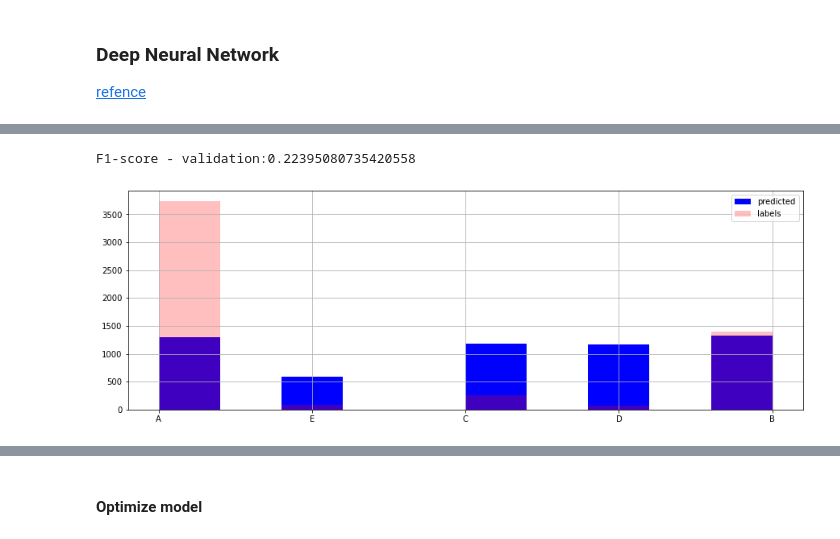
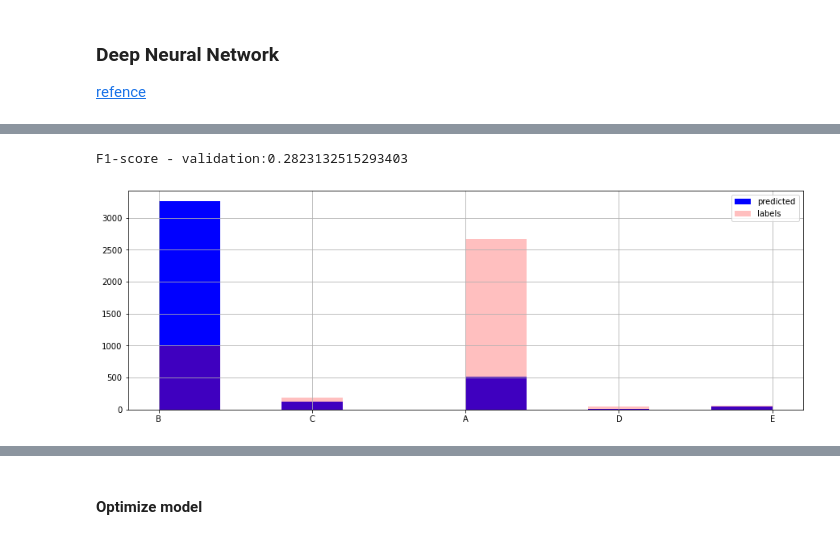
Before and after one commit to CheloGE/CARINO-wildfire_size_prediction, a Jupyter notebook: Wildfire_size_prediction.ipynb, the cells around one changed output, grey strips where cells are left out. Saved outputs shown, nothing was run; the diff lists cells and outputs as text; code cells hidden in the pictures.

```diff
--- a/Wildfire_size_prediction.ipynb
+++ b/Wildfire_size_prediction.ipynb
@@ -655,10 +668,10 @@ Mean f1-score: 0.486
 # %%
-#model.fit(pca_train_split_X, train_y.values.ravel())
-model.fit(train_X[:], train_y.values.ravel())
+model.fit(pca_train_split_X, train_y.values.ravel())
+#model.fit(train_X[:], train_y.values.ravel())
 #model.fit(X_train_ohe, y_train.values.ravel())
 
-#pred_validation_y = model.predict(pca_validation_split_X)
-pred_validation_y = model.predict(validation_X[:])
+pred_validation_y = model.predict(pca_validation_split_X)
+#pred_validation_y = model.predict(validation_X[:])
 #pred_y = model.predict(X_train_ohe)
 f1_score = fbeta_score(validation_y.values.ravel(), pred_validation_y, beta = 1, average='macro')
 gmean_score = geometric_mean_score(validation_y.values.ravel(), pred_validation_y)
@@ -668,8 +681,8 @@ print(f"Geometric mean - validation:{gmean_score}")
 print(f"Geometric mean per class - validation:{gmean_score_sparse}")
 
 print("-------------------------------------------------------------------------------------------")
-#pred_train_y = model.predict(pca_train_split_X)
-pred_train_y = model.predict(train_X[:])
+pred_train_y = model.predict(pca_train_split_X)
+#pred_train_y = model.predict(train_X[:])
 f1_score = fbeta_score(train_y.values.ravel(), pred_train_y, beta = 1, average='macro')
 gmean_score = geometric_mean_score(train_y.values.ravel(), pred_train_y)
 gmean_score_sparse = geometric_mean_score(train_y.values.ravel(), pred_train_y, average=None)
@@ -723,7 +760,7 @@ plt.show()
 ### Deep Neural Network
 [refence](https://machinelearningmastery.com/cost-sensitive-neural-network-for-imbalanced-classification/)
 # %%
-from keras.layers import Dense, Dropout, BatchNormalization
+from keras.layers import Dense, Dropout, BatchNormalization, Conv1D, Flatten, Input
 from keras.models import Sequential
 from keras.optimizers import Adam
 
@@ -736,8 +773,10 @@ def define_NN_model(n_input):
     # define model
 
     model = Sequential(name='Wildfire model')
-    model.add(Dropout(dropout_prob, input_shape=(n_input,)))
-    model.add(Dense(2000, activation='relu', kernel_initializer='he_uniform'))
+    model.add(Conv1D(filters=48, kernel_size=5, padding='same', activation='relu',
+                         input_shape=(n_input, 1)))
+    model.add(Flatten)
+    model.add(Dense(10000, activation='relu', kernel_initializer='he_uniform'))
     model.add(Dropout(dropout_prob))
     model.add(BatchNormalization())
     model.add(Dense(5, activation='softmax'))
@@ -758,6 +797,6 @@ y_validation_ohe.sample(1)
 # %%
-input_size = train_X[:].shape[1]
-#input_size = pca_train_split_X.shape[1]
+#input_size = train_X[:].shape[1]
+input_size = pca_train_split_X.shape[1]
 model = define_NN_model(input_size)
 model.summary()
 # %% [output]
@@ -788,8 +810,8 @@ early = EarlyStopping(monitor='val_loss',
                        patience=2)
 lr_reduce = ReduceLROnPlateau(monitor='loss', factor=0.5, patience=0, verbose=2, mode='min')
 
-roc = RocCallback(training_data=(train_X, y_train_ohe),
-                  validation_data=(validation_X, y_validation_ohe))
+roc = RocCallback(training_data=(pca_train_split_X, y_train_ohe),
+                  validation_data=(pca_validation_split_X, y_validation_ohe))
 
 callbacks_list = [lr_reduce, early, roc]
 
@@ -797,9 +819,16 @@ callbacks_list = [lr_reduce, early, roc]
 
 ## Run model {A, B, C, E, D}
 #weights = {0:1, 1:2.7, 2:14.5, 3:43.5, 4:50}
-weights = {0:1, 1:1, 2:1, 3:1, 4:1}
+weights = {0:1, 1:4.7, 2:14, 3:43, 4:50}
+"""
 model.fit(train_X[:], y_train_ohe,
           validation_data=(validation_X[:], y_validation_ohe),
           epochs=100, verbose=1, class_weight=weights,
          callbacks=callbacks_list)
+"""
+
+model.fit(pca_train_split_X, y_train_ohe,
+          validation_data=(pca_validation_split_X, y_validation_ohe),
+          epochs=100, verbose=1, class_weight=weights,
+         callbacks=callbacks_list)
 # %% [output]
@@ -841,22 +864,22 @@ Name: size_class, dtype: int64
 # %%
 y_valid_pred = pd.DataFrame()
 y_valid_pred['labels'] = validation_y.values.ravel()
-y_valid_pred['size_class'] = oneHotEnc_to_classes(model.predict(validation_X[:]),
+y_valid_pred['size_class'] = oneHotEnc_to_classes(model.predict(pca_validation_split_X[:]),
                                                   y_validation_ohe.columns)
 
 
 fig = plt.figure(figsize=(15,5))
 ax = fig.add_subplot(111)
 #y_valid_pred['size_class'] = model.predict(pca_train_X)
 y_valid_pred['size_class'].hist(ax=ax, color='b')
 y_valid_pred['labels'].hist(ax=ax, alpha = 0.25,  color= 'r')
 ax.legend(['predicted', 'labels'])
 
 f1_score = fbeta_score(y_valid_pred['labels'], y_valid_pred['size_class'], beta = 1, average='macro')
 print(f"F1-score - validation:{f1_score}")
 # %% [output]
-F1-score - validation:0.22395080735420558
+F1-score - validation:0.2823132515293403
-[figure, old version]
+[figure, new version]
 # %%
 from sklearn.metrics import confusion_matrix
 import seaborn as sns
```
Also changed, not shown: parts of 42 cells of this notebook, 8 other files.
